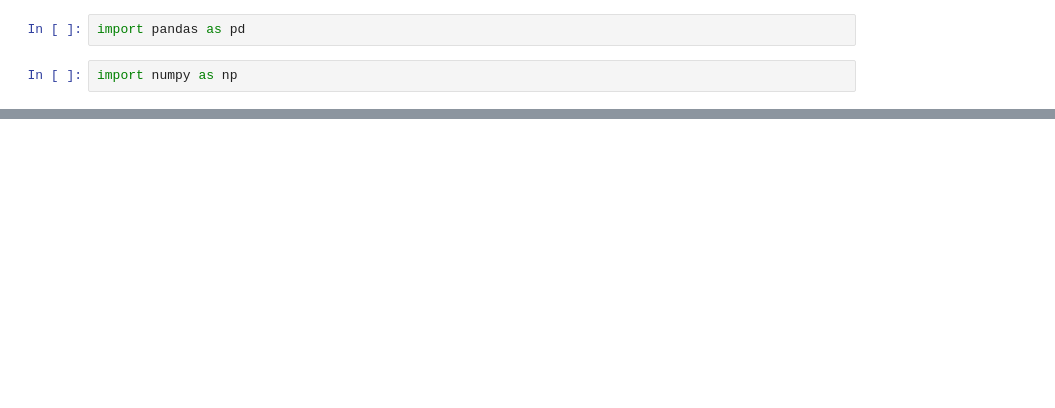
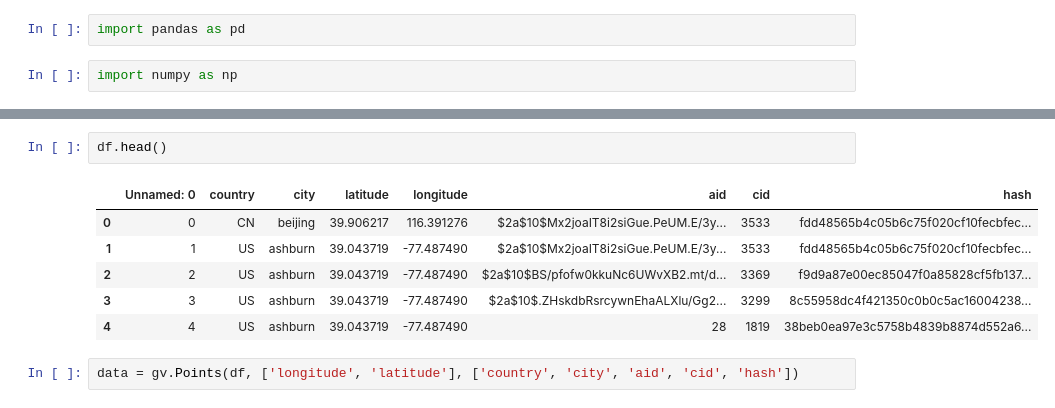
Before and after one commit to kartone/sodinokibiTA, a Jupyter notebook: notebook.ipynb, the cells around one changed output, grey strips where cells are left out. Cells and saved outputs as stored; diff of their text form; blank space fills up the shorter version.

```diff
--- a/notebook.ipynb
+++ b/notebook.ipynb
@@ -8,0 +51,11 @@ FileNotFoundError: [Errno 2] No such file or directory: 'data.csv'
+# %%
+df.head()
+# %% [output]
+|  | Unnamed: 0 | country | city | latitude | longitude | aid | cid | hash |
+| 0 | 0 | CN | beijing | 39.906217 | 116.391276 | $2a$10$Mx2joaIT8i2siGue.PeUM.E/3y... | 3533 | fdd48565b4c05b6c75f020cf10fecbfec... |
+| 1 | 1 | US | ashburn | 39.043719 | -77.487490 | $2a$10$Mx2joaIT8i2siGue.PeUM.E/3y... | 3533 | fdd48565b4c05b6c75f020cf10fecbfec... |
+| 2 | 2 | US | ashburn | 39.043719 | -77.487490 | $2a$10$BS/pfofw0kkuNc6UWvXB2.mt/d... | 3369 | f9d9a87e00ec85047f0a85828cf5fb137... |
+| 3 | 3 | US | ashburn | 39.043719 | -77.487490 | $2a$10$.ZHskdbRsrcywnEhaALXlu/Gg2... | 3299 | 8c55958dc4f421350c0b0c5ac16004238... |
+| 4 | 4 | US | ashburn | 39.043719 | -77.487490 | 28 | 1819 | 38beb0ea97e3c5758b4839b8874d552a6... |
+# %%
+data = gv.Points(df, ['longitude', 'latitude'], ['country', 'city', 'aid', 'cid', 'hash'])
```
Also changed, not shown: parts of 12 cells of this notebook.
